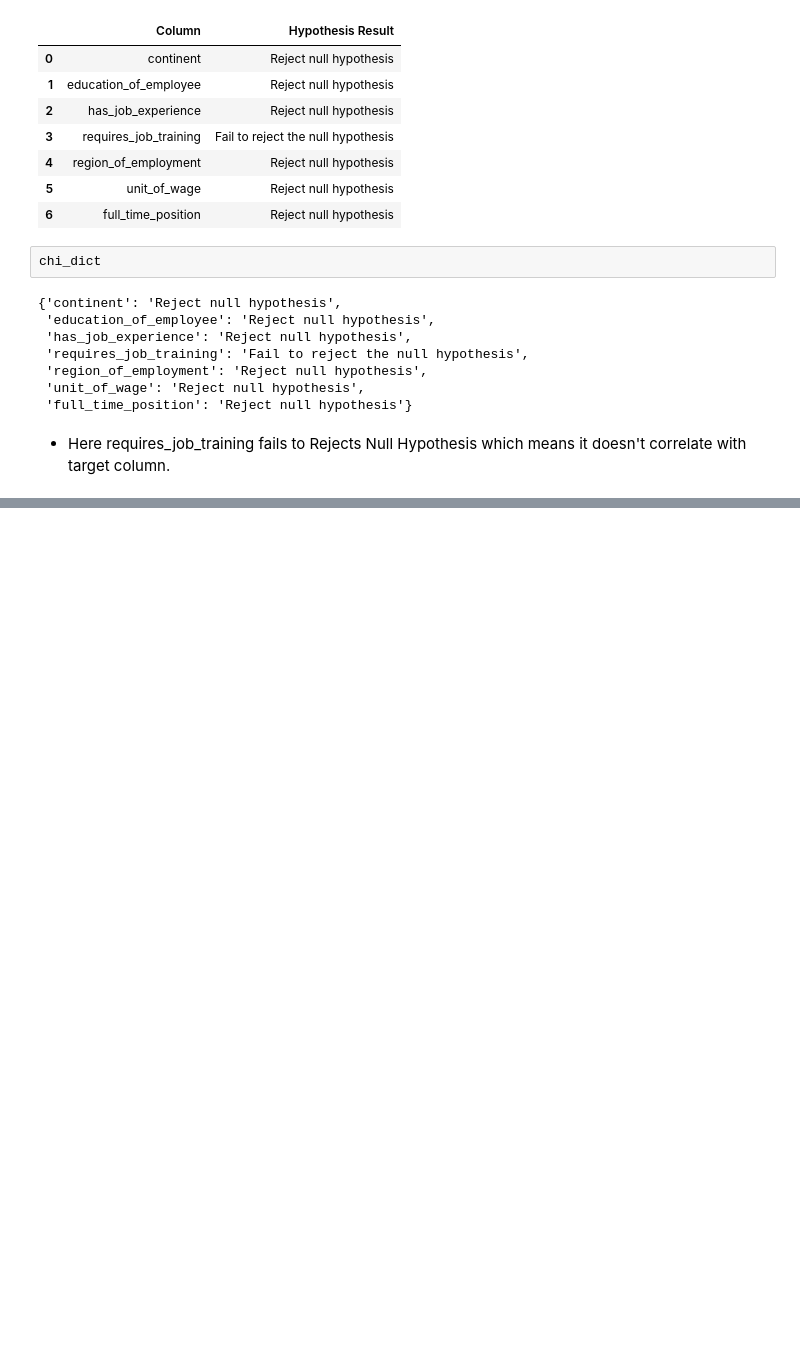
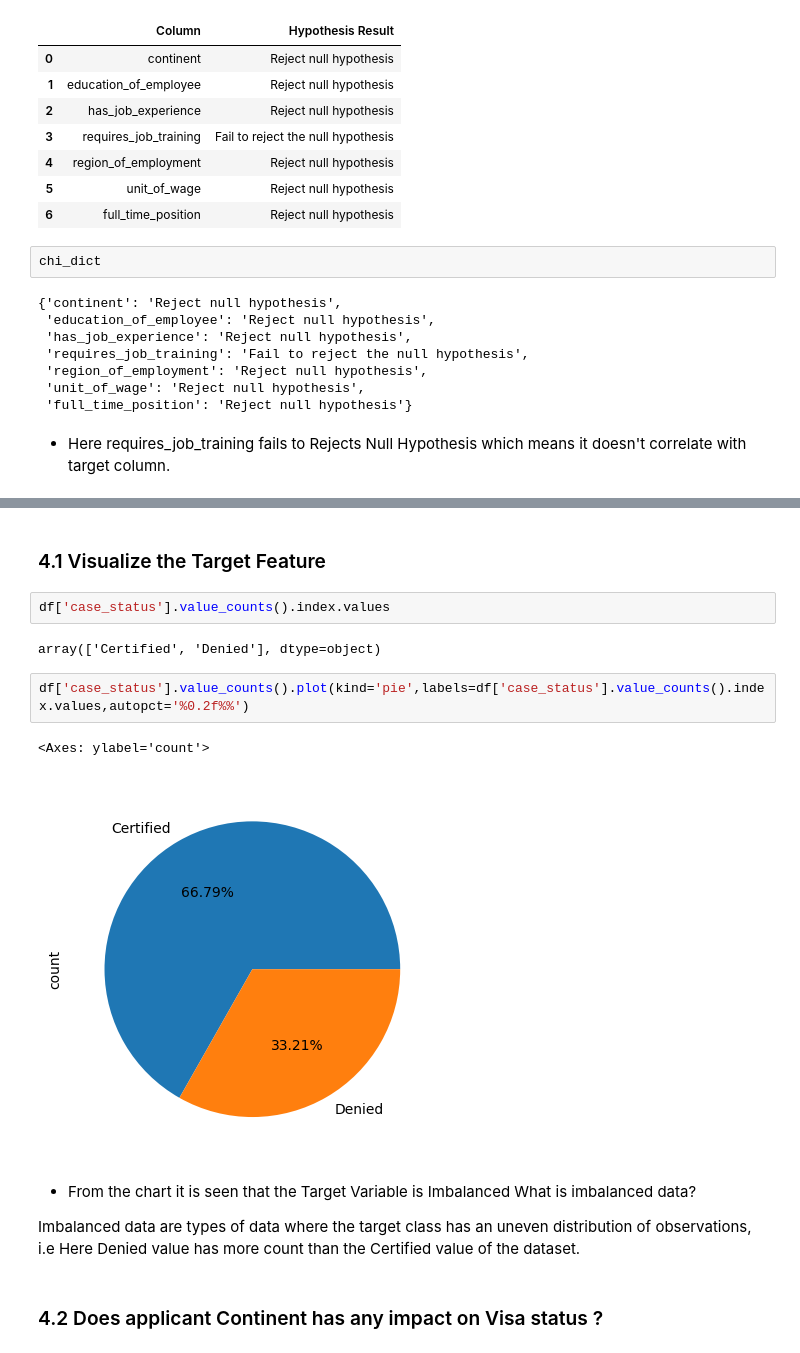
Before and after one commit to mkr9395/project-structure-ewb, a Jupyter notebook: notebooks/EDA_US_VISA.ipynb, the cells around one changed output, grey strips where cells are left out. Drawn from its saved outputs; the diff is of its cells as text; blank space fills up the shorter version.

```diff
--- a/notebooks/EDA_US_VISA.ipynb
+++ b/notebooks/EDA_US_VISA.ipynb
@@ -583,0 +643,17 @@ chi_dict
+# %% [markdown]
+### 4.1 Visualize the Target Feature
+# %%
+df['case_status'].value_counts().index.values
+# %% [output]
+array(['Certified', 'Denied'], dtype=object)
+# %%
+df['case_status'].value_counts().plot(kind='pie',labels=df['case_status'].value_counts().index.values,autopct='%0.2f%%')
+# %% [output]
+<Axes: ylabel='count'>
+[figure, added]
+# %% [markdown]
+- From the chart it is seen that the Target Variable is Imbalanced What is imbalanced data?
+
+Imbalanced data are types of data where the target class has an uneven distribution of observations, i.e Here Denied value has more count than the Certified value of the dataset.
+# %% [markdown]
+### 4.2 Does applicant Continent has any impact on Visa status ?
```
Also changed, not shown: parts of 26 cells of this notebook, 1 other file.
